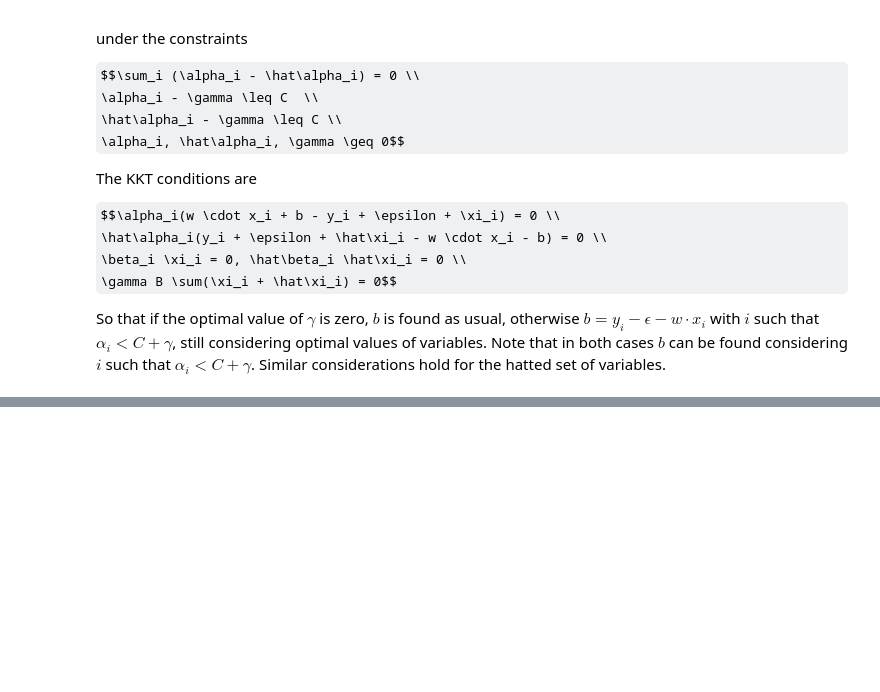
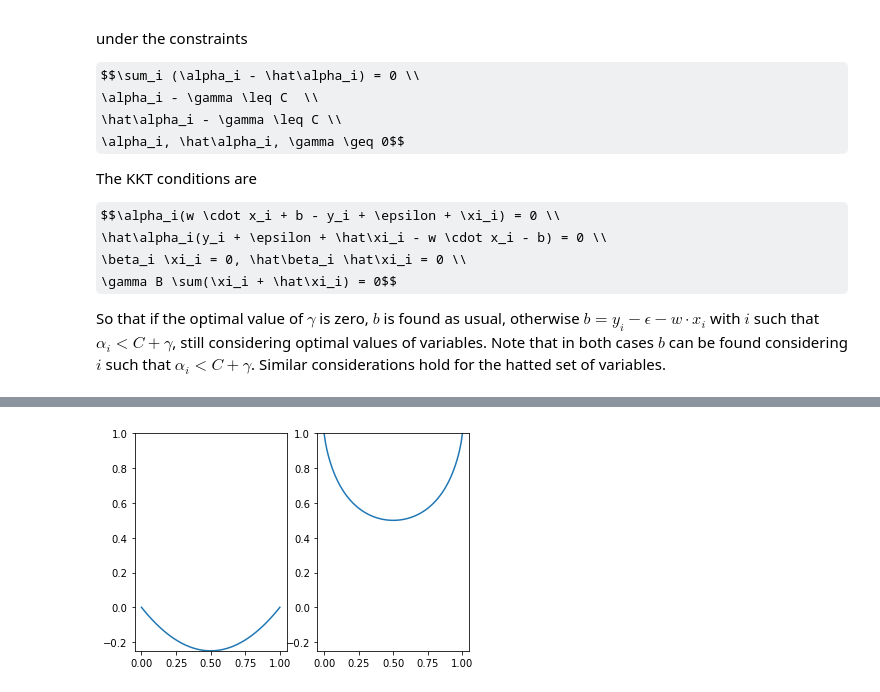
Before and after one commit to dariomalchiodi/budget-svm, a Jupyter notebook: svm-budget.ipynb, the cells around one changed output, grey strips where cells are left out. Cells and saved outputs as stored; diff of their text form; code cells hidden in the pictures; some formulas as TeX source; blank space fills up the shorter version.

```diff
--- a/svm-budget.ipynb
+++ b/svm-budget.ipynb
@@ -160,0 +174,24 @@ aaa
+# %%
+def p_1(x):
+    return -x * (1 - x)
+
+def p_2(x):
+    return x**x * (1-x)**(1-x)
+# %%
+import matplotlib.pyplot as plt
+import numpy as np
+
+x = np.linspace(0, 1, 100)
+plt.subplot(121)
+y = p_1(x)
+plt.plot(x, y)
+plt.ylim(-0.25, 1)
+
+plt.subplot(122)
+y = p_2(x)
+plt.plot(x, y)
+plt.ylim(-0.25, 1)
+
+plt.show()
+# %% [output]
+[figure, added]
```
Also changed, not shown: parts of 4 cells of this notebook, 1 other file.
